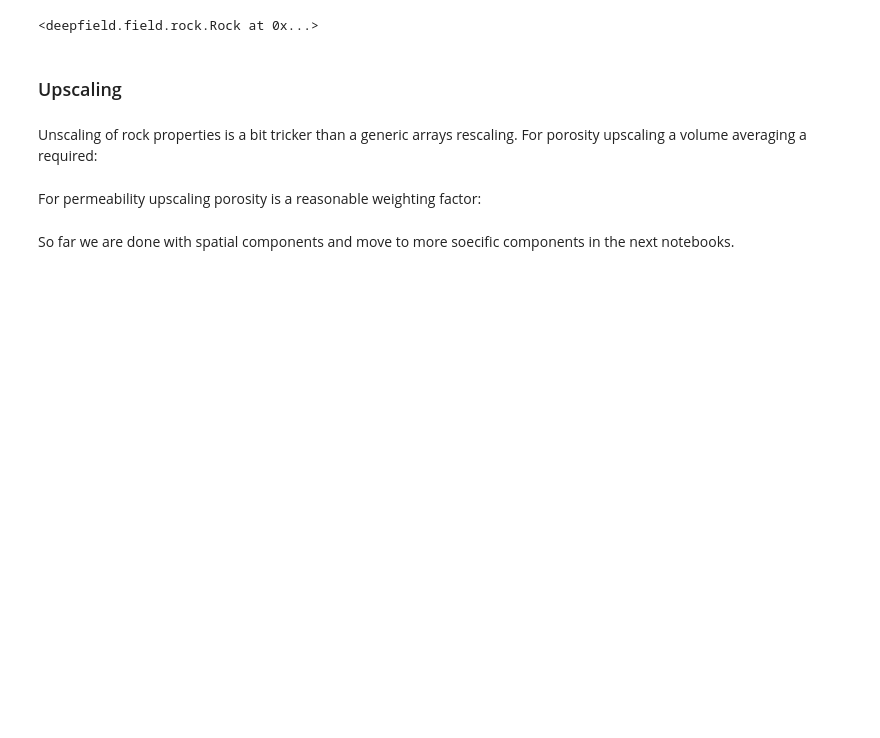
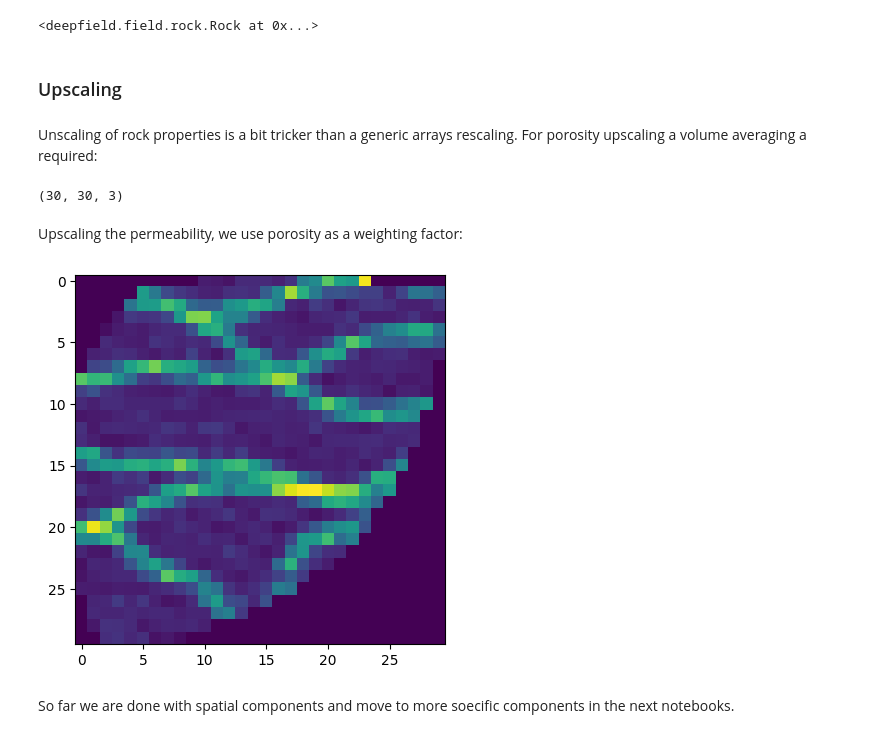
Before and after one commit to deepfield-team/DeepField, a Jupyter notebook: tutorials/03.Rock_and_States.ipynb, the cells around one changed output. Cells and saved outputs as stored; diff of their text form; code cells hidden in the pictures; blank space fills up the shorter version.

```diff
--- a/tutorials/03.Rock_and_States.ipynb
+++ b/tutorials/03.Rock_and_States.ipynb
@@ -151,11 +149,17 @@ model.rock.show_cube(attr='poro', z=12, actnum=model.grid.actnum, figsize=(7, 5)
 # %% [markdown]
 Unscaling of rock properties is a bit tricker than a generic arrays rescaling. For porosity upscaling a volume averaging a required:
 # %%
-up_poro = model.rock.upscale(attr='poro', factors=2, volumes=model.grid.cell_volumes)
+up_poro = model.rock.upscale(attr='poro', factors=2)
+up_poro.shape
+# %% [output]
+(30, 30, 3)
 # %% [markdown]
-For permeability upscaling porosity is a reasonable weighting factor:
+Upscaling the permeability, we use porosity as a weighting factor:
 # %%
-up_permx = model.rock.upscale(attr='permx', factors=2, volumes=model.grid.cell_volumes,
-                              weights=model.rock.poro)
+up_permx = model.rock.upscale(attr='permx', factors=2, weights=model.rock.poro)
+plt.imshow(up_permx[..., 1], aspect='equal')
+plt.show()
+# %% [output]
+[figure, added]
 # %% [markdown]
 So far we are done with spatial components and move to more soecific components in the next notebooks.
```
Also changed, not shown: parts of 19 cells of this notebook, 4 other files.
